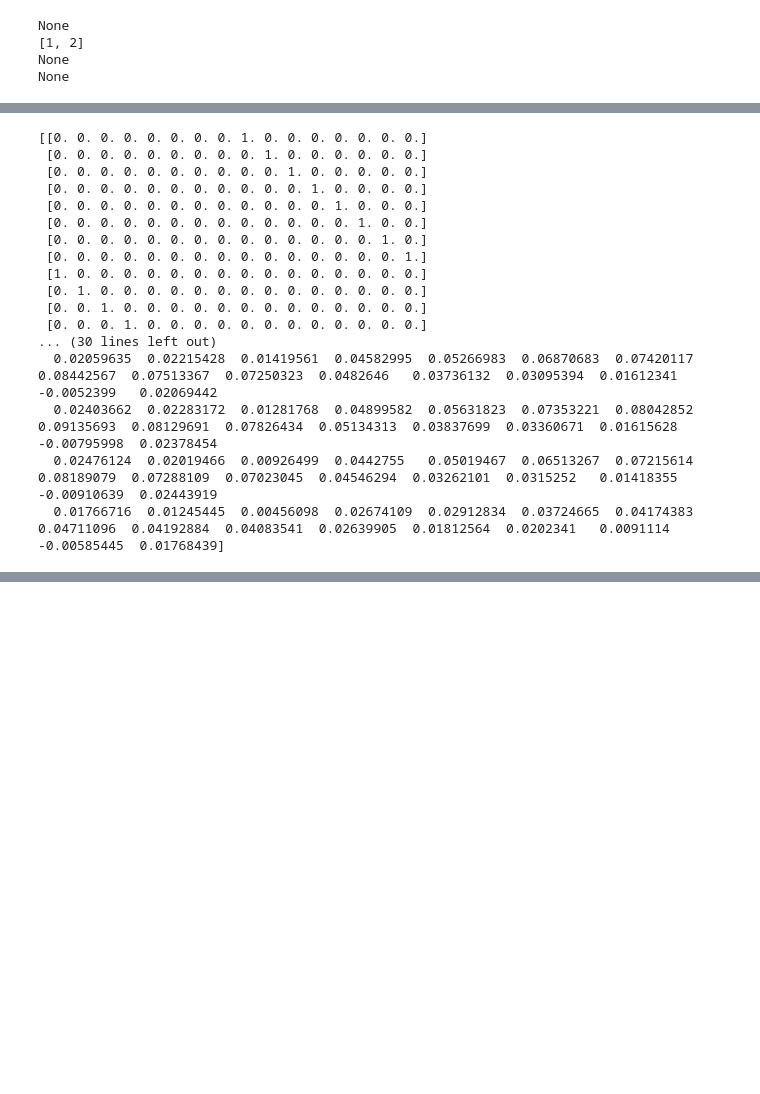
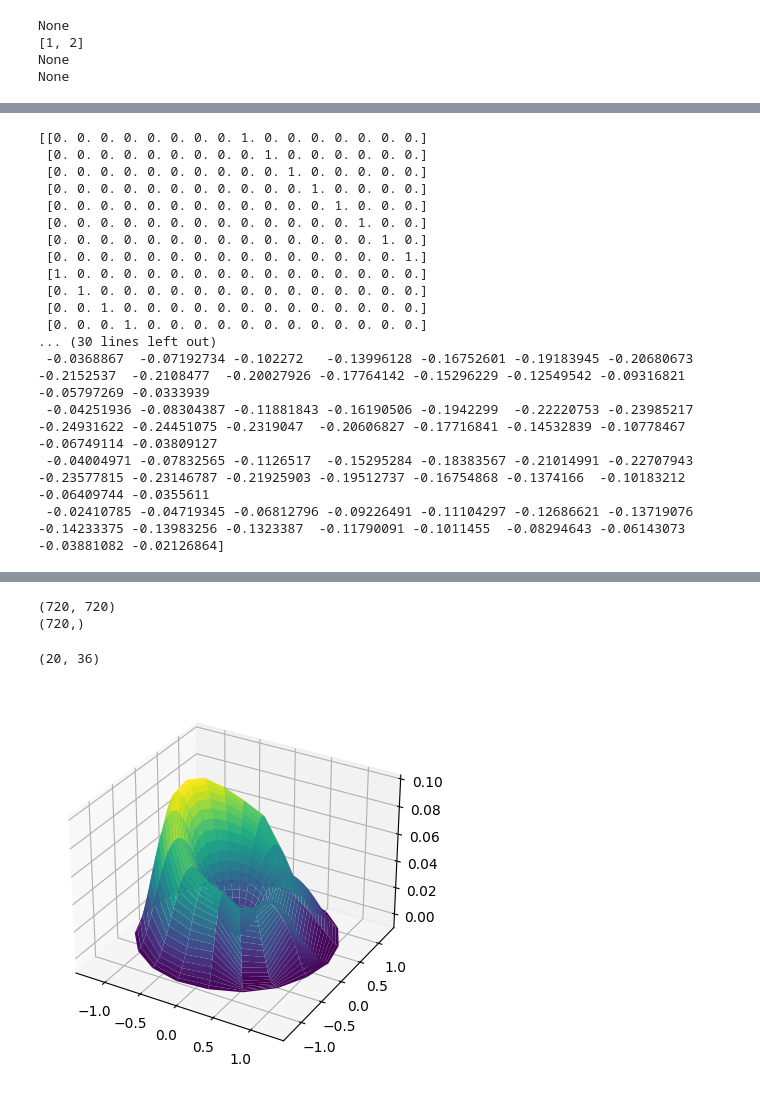
Before and after one commit to KsymenaPoradzisz/General_Relativity, a Jupyter notebook: test.ipynb, the cells around one changed output, grey strips where cells are left out. Drawn from its saved outputs; the diff is of its cells as text; code cells hidden in the pictures; blank space fills up the shorter version.

```diff
--- a/test.ipynb
+++ b/test.ipynb
@@ -120,7 +101,8 @@ antiDiagId = np.kron(np.array([[0, 1], [1, 0]]), np.identity(dimTheta//2))
 
 print(antiDiagId)
 
-operator = np.kron(d1 + (R @ e1), diagId) + np.kron(d2 + (R @ e2), antiDiagId) + np.kron(R @ R, T)
+# operator = np.kron(d1 + (R @ e1), diagId) + np.kron(d2 + (R @ e2), antiDiagId) + np.kron(R @ R, T)
+operator = np.kron(d1, T)
 
 #shape check
 print(operator.shape)
@@ -149,10 +131,10 @@ print("Solution: ", sol)
  [0. 0. 1. 0. 0. 0. 0. 0. 0. 0. 0. 0. 0. 0. 0. 0.]
  [0. 0. 0. 1. 0. 0. 0. 0. 0. 0. 0. 0. 0. 0. 0. 0.]
 ... (30 lines left out)
-  0.02059635  0.02215428  0.01419561  0.04582995  0.05266983  0.06870683  0.07420117  0.08442567  0.07513367  0.07250323  0.0482646   0.03736132  0.03095394  0.01612341 -0.0052399   0.02069442
-  0.02403662  0.02283172  0.01281768  0.04899582  0.05631823  0.07353221  0.08042852  0.09135693  0.08129691  0.07826434  0.05134313  0.03837699  0.03360671  0.01615628 -0.00795998  0.02378454
-  0.02476124  0.02019466  0.00926499  0.0442755   0.05019467  0.06513267  0.07215614  0.08189079  0.07288109  0.07023045  0.04546294  0.03262101  0.0315252   0.01418355 -0.00910639  0.02443919
-  0.01766716  0.01245445  0.00456098  0.02674109  0.02912834  0.03724665  0.04174383  0.04711096  0.04192884  0.04083541  0.02639905  0.01812564  0.0202341   0.0091114  -0.00585445  0.01768439]
+ -0.0368867  -0.07192734 -0.102272   -0.13996128 -0.16752601 -0.19183945 -0.20680673 -0.2152537  -0.2108477  -0.20027926 -0.17764142 -0.15296229 -0.12549542 -0.09316821 -0.05797269 -0.0333939
+ -0.04251936 -0.08304387 -0.11881843 -0.16190506 -0.1942299  -0.22220753 -0.23985217 -0.24931622 -0.24451075 -0.2319047  -0.20606827 -0.17716841 -0.14532839 -0.10778467 -0.06749114 -0.03809127
+ -0.04004971 -0.07832565 -0.1126517  -0.15295284 -0.18383567 -0.21014991 -0.22707943 -0.23577815 -0.23146787 -0.21925903 -0.19512737 -0.16754868 -0.1374166  -0.10183212 -0.06409744 -0.0355611
+ -0.02410785 -0.04719345 -0.06812796 -0.09226491 -0.11104297 -0.12686621 -0.13719076 -0.14233375 -0.13983256 -0.1323387  -0.11790091 -0.1011455  -0.08294643 -0.06143073 -0.03881082 -0.02126864]
 # %%
 # 2D Poisson and Helmholtz solutions
 
@@ -191,3 +173,54 @@ plt.show()
 Lattice size:  60
 Size after boundary conditions:  3364
 [figure]
+# %%
+# N = 6
+NR, NTheta = 38, 20
+r = ((Ch.Grid(NR, mode="cheb").grid + 1)/2)[1:-1]
+t = Ch.Grid(NTheta, mode="uni").grid
+D = Div.DR2(NR).matrix[1:-1, 1:-1]
+E = Div.DR(NR).matrix[1:-1, 1:-1]
+T = Div.DTheta2(NTheta).matrix
+R = np.diag(1/r)
+
+diagId = np.identity(NTheta)
+antiDiagId = np.kron(np.array([[0, 1], [1, 0]]), np.identity(NTheta//2))
+
+# operator = np.kron(d1 + (R @ e1), diagId) + np.kron(d2 + (R @ e2), antiDiagId) + np.kron(R @ R, T)
+operator = np.kron(D, diagId) + np.kron(E, diagId) + np.kron(R@R, T)
+
+#shape check
+print(operator.shape)
+print(np.kron(r, t).shape)
+
+source = np.kron(-1*r*r, np.sin(t/2)**4) + np.kron(np.ones(len(r)), np.sin(6*t) * np.cos(t/2)**2)
+sol = np.linalg.solve(operator, source)
+
+# print("Operator Rank: ", np.linalg.matrix_rank(operator))
+# print("Operator determinant: ", np.linalg.det(operator))
+# print("Operator: ", operator)
+# print("Source: ", source)
+# print("Solution: ", sol)
+# %% [output]
+(720, 720)
+(720,)
+# %%
+fig = plt.figure()
+ax = fig.add_subplot(projection='3d')
+
+# Create the mesh in polar coordinates and compute corresponding Z.
+r = np.linspace(0, 1.25, NR-2)
+p = np.linspace(0, 2*np.pi, NTheta)
+R, P = np.meshgrid(r, p)
+
+# Express the mesh in the cartesian system.
+X, Y = R*np.cos(P), R*np.sin(P)
+
+# Plot the surface.
+Z = sol.reshape((NR-2, NTheta)).T
+print(Z.shape)
+ax.plot_surface(X, Y, Z, cmap="viridis")
+plt.show()
+# %% [output]
+(20, 36)
+[figure, added]
```
Also changed, not shown: parts of 3 cells of this notebook.
